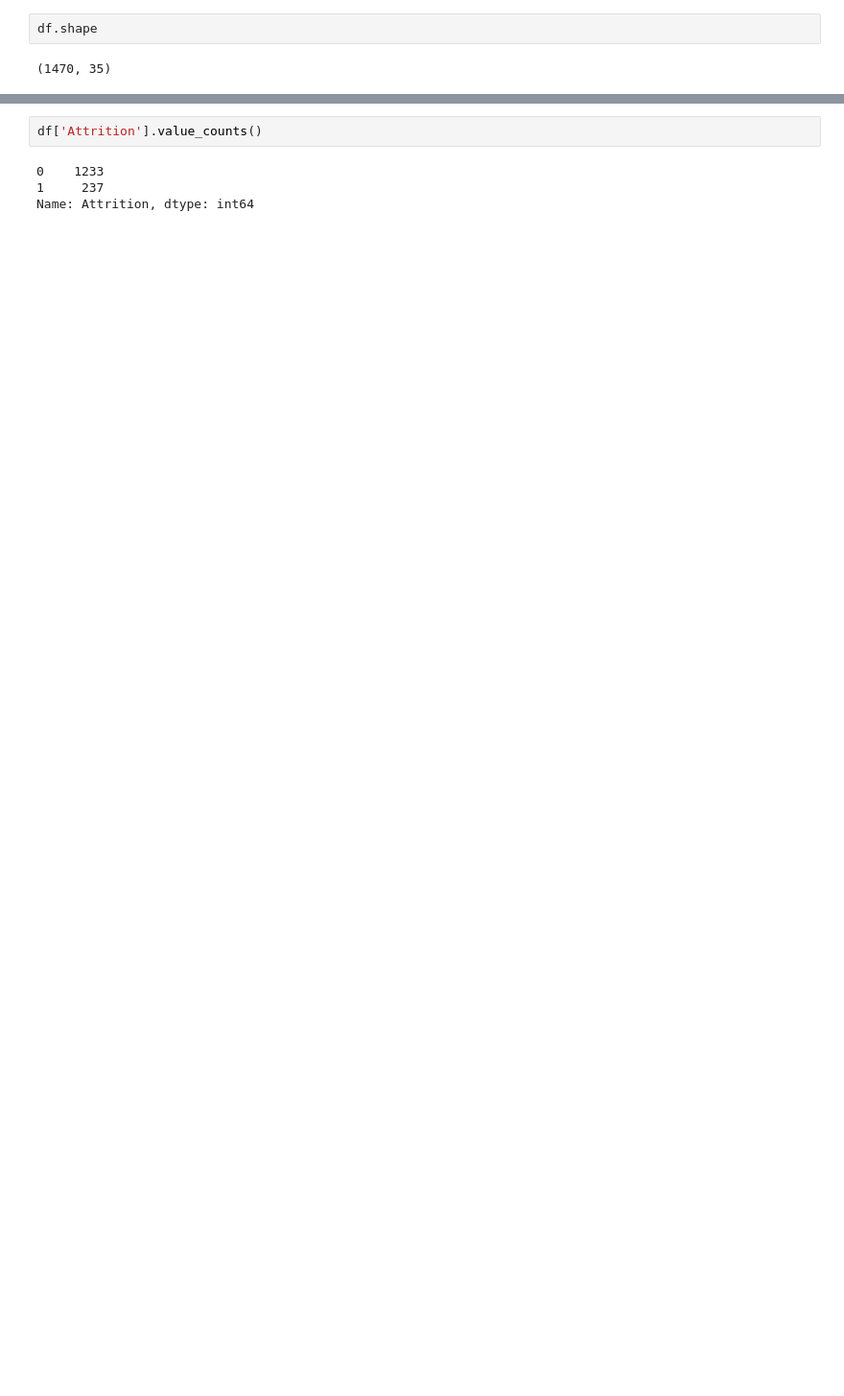
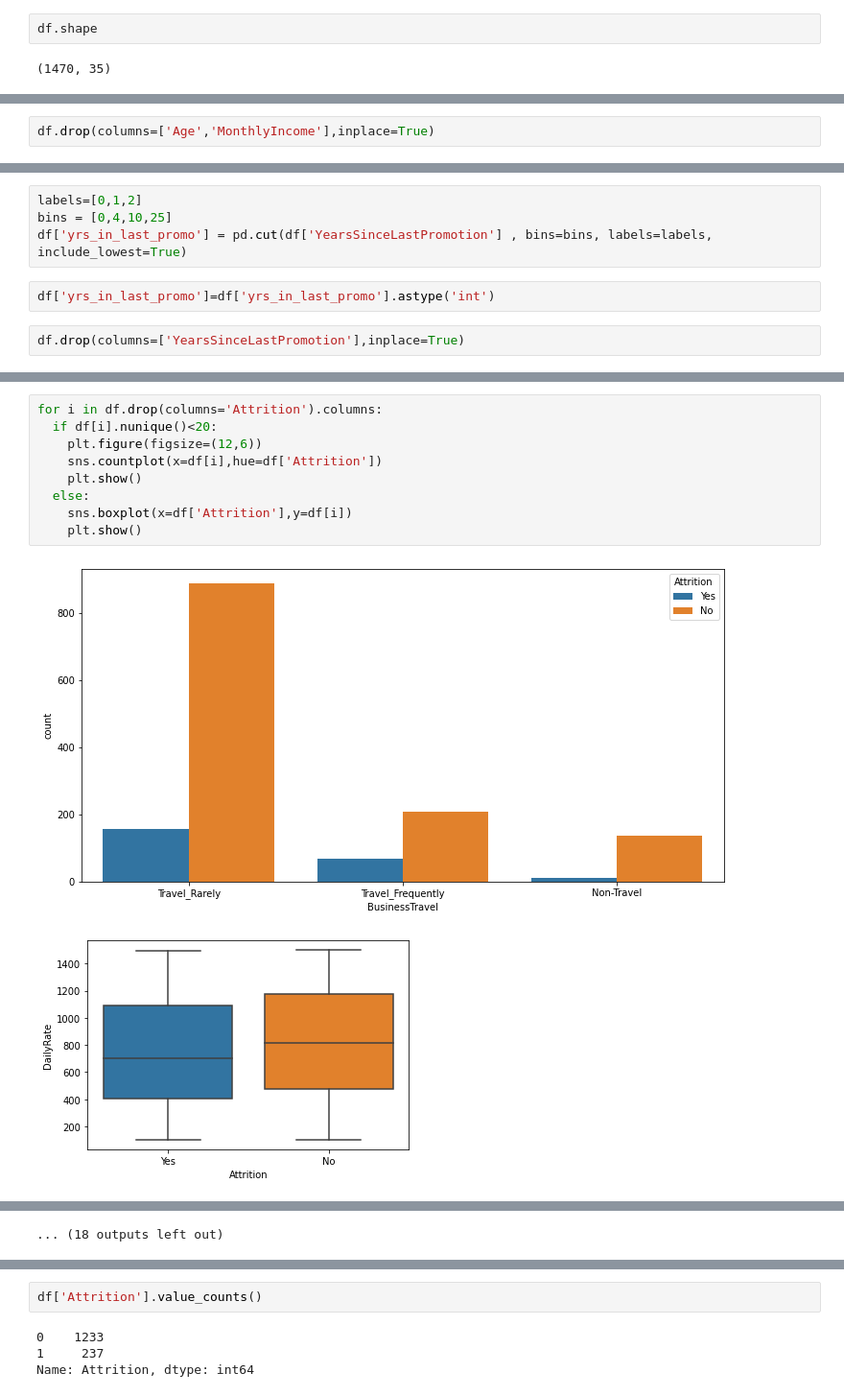
Before and after one commit to shailzafiroz/Evaluation_Project, a Jupyter notebook: HRAnalyticsof_IBM.ipynb, the cells around one changed output, grey strips where cells are left out. Shown at 96% size. Cells and saved outputs as stored; diff of their text form; blank space fills up the shorter version.

```diff
--- a/HRAnalyticsof_IBM.ipynb
+++ b/HRAnalyticsof_IBM.ipynb
@@ -329,0 +226,2 @@ X_test=pca.transform(scaletest)
+# %%
+df.drop(columns=['Age','MonthlyIncome'],inplace=True)
@@ -329,0 +230,8 @@ X_test=pca.transform(scaletest)
+# %%
+labels=[0,1,2]
+bins = [0,4,10,25]
+df['yrs_in_last_promo'] = pd.cut(df['YearsSinceLastPromotion'] , bins=bins, labels=labels, include_lowest=True)
+# %%
+df['yrs_in_last_promo']=df['yrs_in_last_promo'].astype('int')
+# %%
+df.drop(columns=['YearsSinceLastPromotion'],inplace=True)
@@ -329,0 +240,12 @@ X_test=pca.transform(scaletest)
+# %%
+for i in df.drop(columns='Attrition').columns:
+  if df[i].nunique()<20:
+    plt.figure(figsize=(12,6))
+    sns.countplot(x=df[i],hue=df['Attrition'])
+    plt.show()
+  else:
+    sns.boxplot(x=df['Attrition'],y=df[i])
+    plt.show()
+# %% [output]
+[figure, added]
+[figure, added]
@@ -329,0 +262 @@ X_test=pca.transform(scaletest)
+... (18 outputs left out)
```
Also changed, not shown: parts of 240 cells of this notebook.
